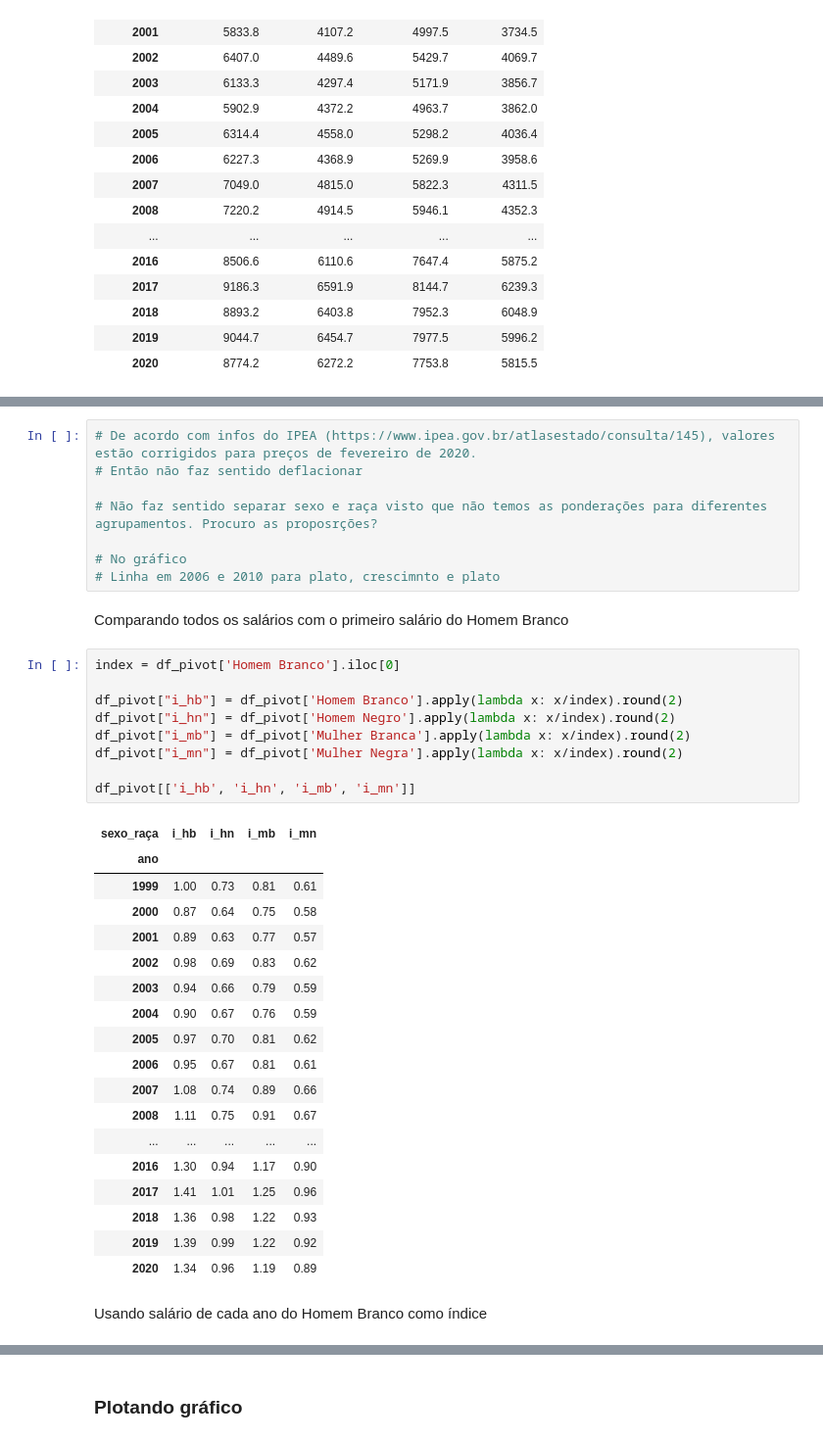
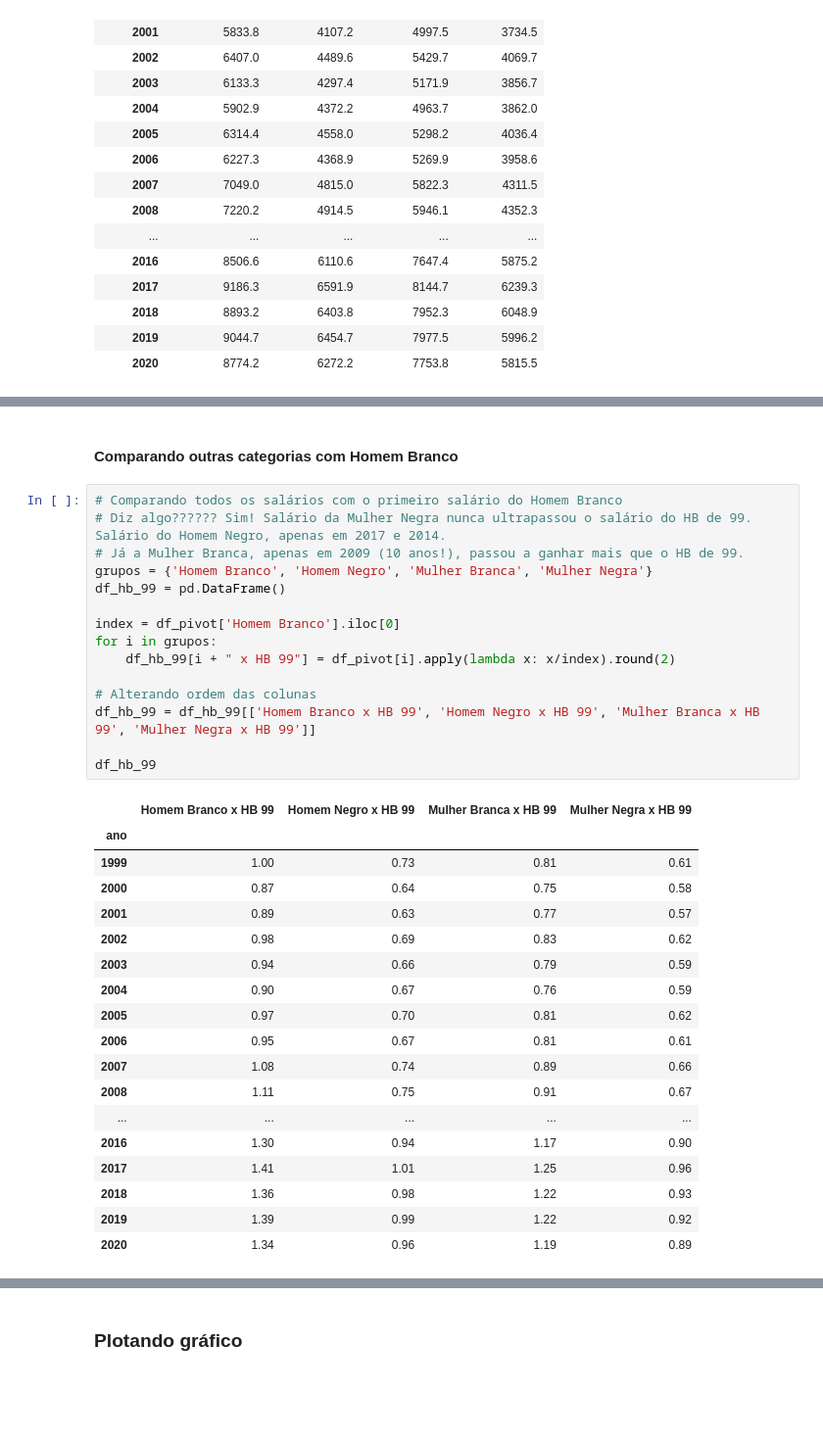
Before and after one commit to deborabastos/hacker_fiscalizacao, a Jupyter notebook: serviores.ipynb, the cells around one changed output, grey strips where cells are left out. Shown at 98% size. Cells and saved outputs as stored; diff of their text form; blank space fills up the shorter version.

Commit message:
growth table order

```diff
--- a/serviores.ipynb
+++ b/serviores.ipynb
@@ -211,44 +213,40 @@ Salário 1999: R$ 4768.7 (1999)
 Salário 2020: R$ 6272.2 (2020)
 Variação 1999/2020: 1.32%
 Salário médio: R$ 5460.0
-# %%
-# De acordo com infos do IPEA (https://www.ipea.gov.br/atlasestado/consulta/145), valores estão corrigidos para preços de fevereiro de 2020.
-# Então não faz sentido deflacionar
-
-# Não faz sentido separar sexo e raça visto que não temos as ponderações para diferentes agrupamentos. Procuro as proposrções?
-
-# No gráfico
-# Linha em 2006 e 2010 para plato, crescimnto e plato
-# %% [markdown]
-Comparando todos os salários com o primeiro salário do Homem Branco
-# %%
-index = df_pivot['Homem Branco'].iloc[0]
-
-df_pivot["i_hb"] = df_pivot['Homem Branco'].apply(lambda x: x/index).round(2)
-df_pivot["i_hn"] = df_pivot['Homem Negro'].apply(lambda x: x/index).round(2)
-df_pivot["i_mb"] = df_pivot['Mulher Branca'].apply(lambda x: x/index).round(2)
-df_pivot["i_mn"] = df_pivot['Mulher Negra'].apply(lambda x: x/index).round(2)
-
-df_pivot[['i_hb', 'i_hn', 'i_mb', 'i_mn']]
-# %% [output]
-| sexo_raça | i_hb | i_hn | i_mb | i_mn |
-| ano |  |  |  |  |
-| 1999 | 1.00 | 0.73 | 0.81 | 0.61 |
-| 2000 | 0.87 | 0.64 | 0.75 | 0.58 |
-| 2001 | 0.89 | 0.63 | 0.77 | 0.57 |
-| 2002 | 0.98 | 0.69 | 0.83 | 0.62 |
-| 2003 | 0.94 | 0.66 | 0.79 | 0.59 |
-| 2004 | 0.90 | 0.67 | 0.76 | 0.59 |
-| 2005 | 0.97 | 0.70 | 0.81 | 0.62 |
-| 2006 | 0.95 | 0.67 | 0.81 | 0.61 |
-| 2007 | 1.08 | 0.74 | 0.89 | 0.66 |
-| 2008 | 1.11 | 0.75 | 0.91 | 0.67 |
-| ... | ... | ... | ... | ... |
-| 2016 | 1.30 | 0.94 | 1.17 | 0.90 |
-| 2017 | 1.41 | 1.01 | 1.25 | 0.96 |
-| 2018 | 1.36 | 0.98 | 1.22 | 0.93 |
-| 2019 | 1.39 | 0.99 | 1.22 | 0.92 |
-| 2020 | 1.34 | 0.96 | 1.19 | 0.89 |
-# %% [markdown]
-Usando salário de cada ano do Homem Branco como índice
+# %% [markdown]
+#### Comparando outras categorias com Homem Branco
+# %%
+# Comparando todos os salários com o primeiro salário do Homem Branco
+# Diz algo?????? Sim! Salário da Mulher Negra nunca ultrapassou o salário do HB de 99. Salário do Homem Negro, apenas em 2017 e 2014.
+# Já a Mulher Branca, apenas em 2009 (10 anos!), passou a ganhar mais que o HB de 99.
+grupos = {'Homem Branco', 'Homem Negro', 'Mulher Branca', 'Mulher Negra'}
+df_hb_99 = pd.DataFrame()
+
+index = df_pivot['Homem Branco'].iloc[0]
+for i in grupos:
+    df_hb_99[i + " x HB 99"] = df_pivot[i].apply(lambda x: x/index).round(2)
+
+# Alterando ordem das colunas
+df_hb_99 = df_hb_99[['Homem Branco x HB 99', 'Homem Negro x HB 99', 'Mulher Branca x HB 99', 'Mulher Negra x HB 99']]
+
+df_hb_99
+# %% [output]
+|  | Homem Branco x HB 99 | Homem Negro x HB 99 | Mulher Branca x HB 99 | Mulher Negra x HB 99 |
+| ano |  |  |  |  |
+| 1999 | 1.00 | 0.73 | 0.81 | 0.61 |
+| 2000 | 0.87 | 0.64 | 0.75 | 0.58 |
+| 2001 | 0.89 | 0.63 | 0.77 | 0.57 |
+| 2002 | 0.98 | 0.69 | 0.83 | 0.62 |
+| 2003 | 0.94 | 0.66 | 0.79 | 0.59 |
+| 2004 | 0.90 | 0.67 | 0.76 | 0.59 |
+| 2005 | 0.97 | 0.70 | 0.81 | 0.62 |
+| 2006 | 0.95 | 0.67 | 0.81 | 0.61 |
+| 2007 | 1.08 | 0.74 | 0.89 | 0.66 |
+| 2008 | 1.11 | 0.75 | 0.91 | 0.67 |
+| ... | ... | ... | ... | ... |
+| 2016 | 1.30 | 0.94 | 1.17 | 0.90 |
+| 2017 | 1.41 | 1.01 | 1.25 | 0.96 |
+| 2018 | 1.36 | 0.98 | 1.22 | 0.93 |
+| 2019 | 1.39 | 0.99 | 1.22 | 0.92 |
+| 2020 | 1.34 | 0.96 | 1.19 | 0.89 |
 # %%
```
Also changed, not shown: parts of 8 cells of this notebook.
